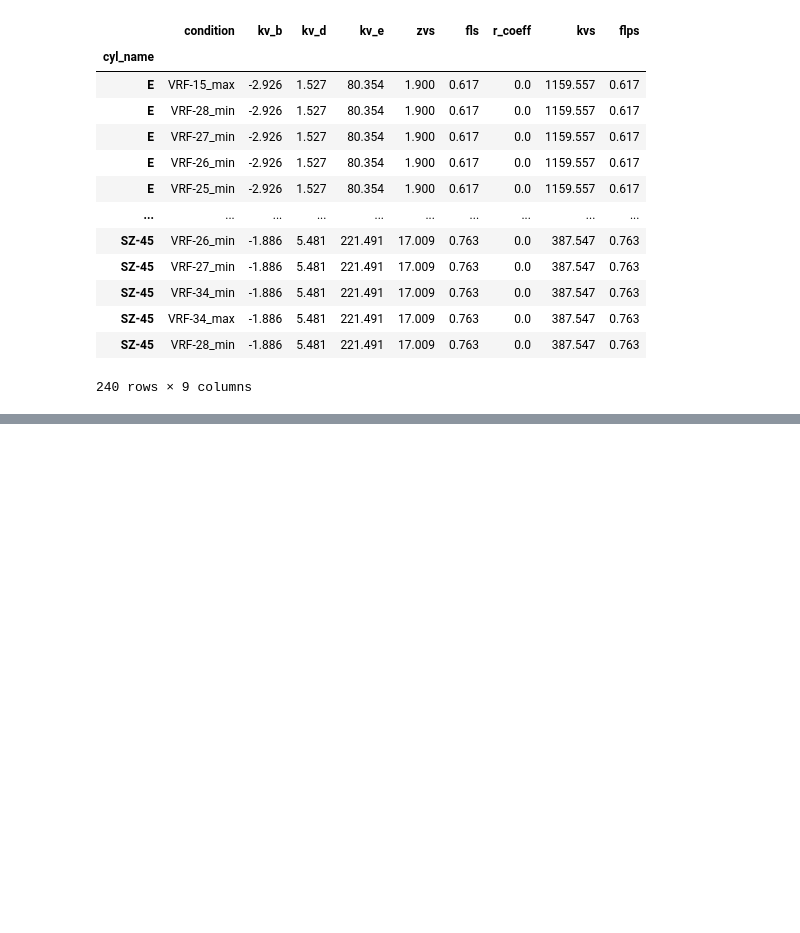
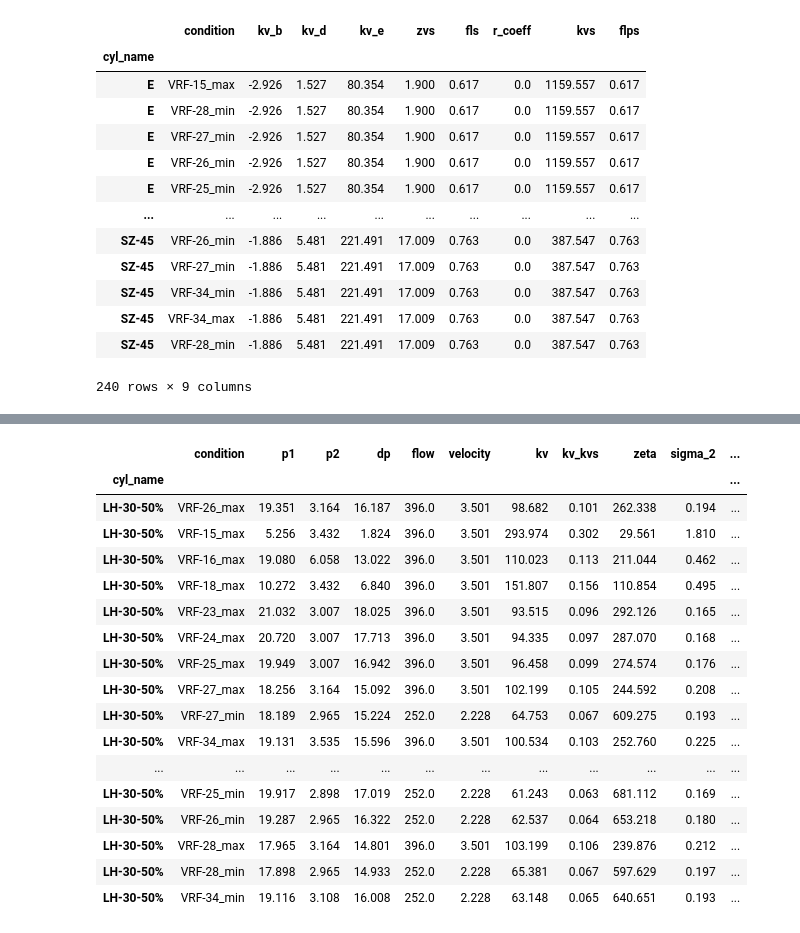
Before and after one commit to ratral/hyd4gpv_py, a Jupyter notebook: gpv_v002.ipynb, the cells around one changed output, grey strips where cells are left out. Saved outputs shown, nothing was run; the diff lists cells and outputs as text; code cells hidden in the pictures; blank space fills up the shorter version.

```diff
--- a/gpv_v002.ipynb
+++ b/gpv_v002.ipynb
@@ -204,0 +185,30 @@ display(df2.loc[prioritized_cylinders.iloc[3].name])
+# %%
+#@title 1.6 Operations data for the selected Cylinder
+select_cylinder = 0
+
+display(
+    df2
+    .loc[prioritized_cylinders
+    .iloc[select_cylinder]
+    .name]
+    .round(3)
+)
+# %% [output]
+|  | condition | p1 | p2 | dp | flow | velocity | kv | kv_kvs | zeta | sigma_2 | ... |
+| cyl_name |  |  |  |  |  |  |  |  |  |  | ... |
+| LH-30-50% | VRF-26_max | 19.351 | 3.164 | 16.187 | 396.0 | 3.501 | 98.682 | 0.101 | 262.338 | 0.194 | ... |
+| LH-30-50% | VRF-15_max | 5.256 | 3.432 | 1.824 | 396.0 | 3.501 | 293.974 | 0.302 | 29.561 | 1.810 | ... |
+| LH-30-50% | VRF-16_max | 19.080 | 6.058 | 13.022 | 396.0 | 3.501 | 110.023 | 0.113 | 211.044 | 0.462 | ... |
+| LH-30-50% | VRF-18_max | 10.272 | 3.432 | 6.840 | 396.0 | 3.501 | 151.807 | 0.156 | 110.854 | 0.495 | ... |
+| LH-30-50% | VRF-23_max | 21.032 | 3.007 | 18.025 | 396.0 | 3.501 | 93.515 | 0.096 | 292.126 | 0.165 | ... |
+| LH-30-50% | VRF-24_max | 20.720 | 3.007 | 17.713 | 396.0 | 3.501 | 94.335 | 0.097 | 287.070 | 0.168 | ... |
+| LH-30-50% | VRF-25_max | 19.949 | 3.007 | 16.942 | 396.0 | 3.501 | 96.458 | 0.099 | 274.574 | 0.176 | ... |
+| LH-30-50% | VRF-27_max | 18.256 | 3.164 | 15.092 | 396.0 | 3.501 | 102.199 | 0.105 | 244.592 | 0.208 | ... |
+| LH-30-50% | VRF-27_min | 18.189 | 2.965 | 15.224 | 252.0 | 2.228 | 64.753 | 0.067 | 609.275 | 0.193 | ... |
+| LH-30-50% | VRF-34_max | 19.131 | 3.535 | 15.596 | 396.0 | 3.501 | 100.534 | 0.103 | 252.760 | 0.225 | ... |
+| ... | ... | ... | ... | ... | ... | ... | ... | ... | ... | ... | ... |
+| LH-30-50% | VRF-25_min | 19.917 | 2.898 | 17.019 | 252.0 | 2.228 | 61.243 | 0.063 | 681.112 | 0.169 | ... |
+| LH-30-50% | VRF-26_min | 19.287 | 2.965 | 16.322 | 252.0 | 2.228 | 62.537 | 0.064 | 653.218 | 0.180 | ... |
+| LH-30-50% | VRF-28_max | 17.965 | 3.164 | 14.801 | 396.0 | 3.501 | 103.199 | 0.106 | 239.876 | 0.212 | ... |
+| LH-30-50% | VRF-28_min | 17.898 | 2.965 | 14.933 | 252.0 | 2.228 | 65.381 | 0.067 | 597.629 | 0.197 | ... |
+| LH-30-50% | VRF-34_min | 19.116 | 3.108 | 16.008 | 252.0 | 2.228 | 63.148 | 0.065 | 640.651 | 0.193 | ... |
```
Also changed, not shown: parts of 1 cell of this notebook.
